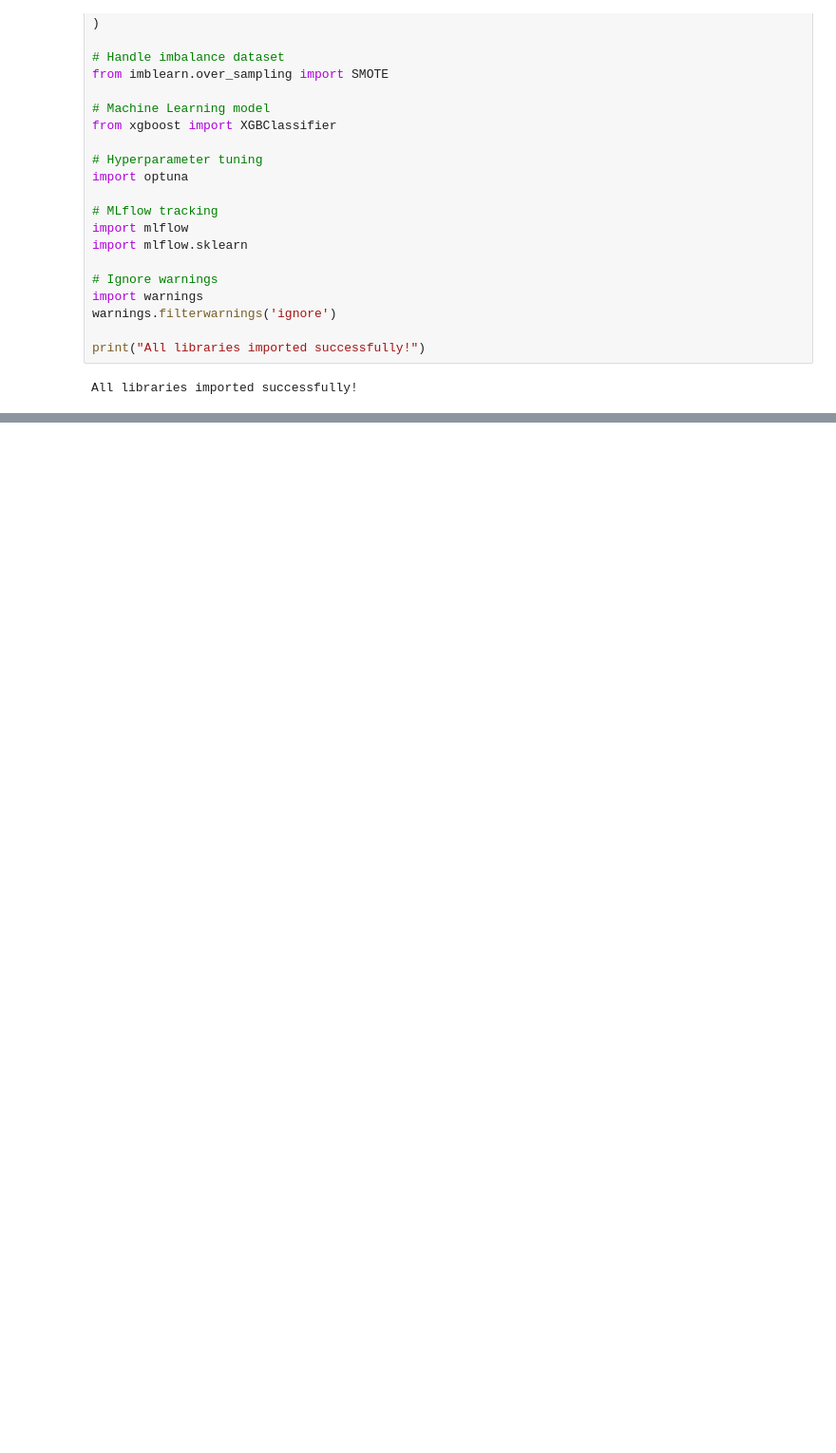
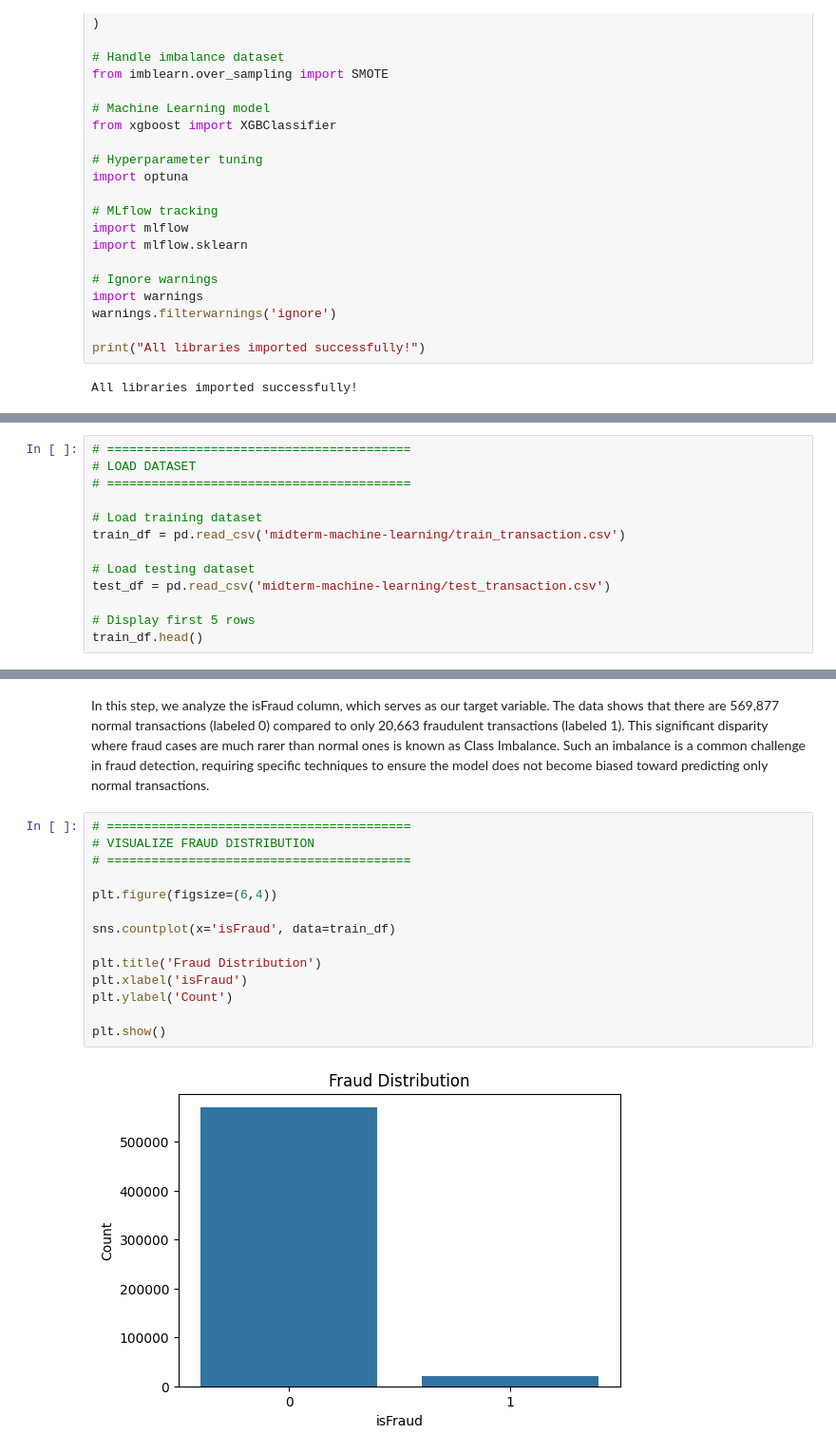
Before and after one commit to erdijova/midterm-machine-learning-uts, a Jupyter notebook: notebooks/fraud_detection.ipynb, the cells around one changed output, grey strips where cells are left out. Shown at 95% size. Saved outputs shown, nothing was run; the diff lists cells and outputs as text; blank space fills up the shorter version.

```diff
--- a/notebooks/fraud_detection.ipynb
+++ b/notebooks/fraud_detection.ipynb
@@ -46,0 +55,13 @@ All libraries imported successfully!
+# %%
+# =========================================
+# LOAD DATASET
+# =========================================
+
+# Load training dataset
+train_df = pd.read_csv('midterm-machine-learning/train_transaction.csv')
+
+# Load testing dataset
+test_df = pd.read_csv('midterm-machine-learning/test_transaction.csv')
+
+# Display first 5 rows
+train_df.head()
@@ -46,0 +144,18 @@ All libraries imported successfully!
+# %% [markdown]
+In this step, we analyze the isFraud column, which serves as our target variable. The data shows that there are 569,877 normal transactions (labeled 0) compared to only 20,663 fraudulent transactions (labeled 1). This significant disparity where fraud cases are much rarer than normal ones is known as Class Imbalance. Such an imbalance is a common challenge in fraud detection, requiring specific techniques to ensure the model does not become biased toward predicting only normal transactions.
+# %%
+# =========================================
+# VISUALIZE FRAUD DISTRIBUTION
+# =========================================
+
+plt.figure(figsize=(6,4))
+
+sns.countplot(x='isFraud', data=train_df)
+
+plt.title('Fraud Distribution')
+plt.xlabel('isFraud')
+plt.ylabel('Count')
+
+plt.show()
+# %% [output]
+[figure, added]
```
Also changed, not shown: parts of 56 cells of this notebook.
